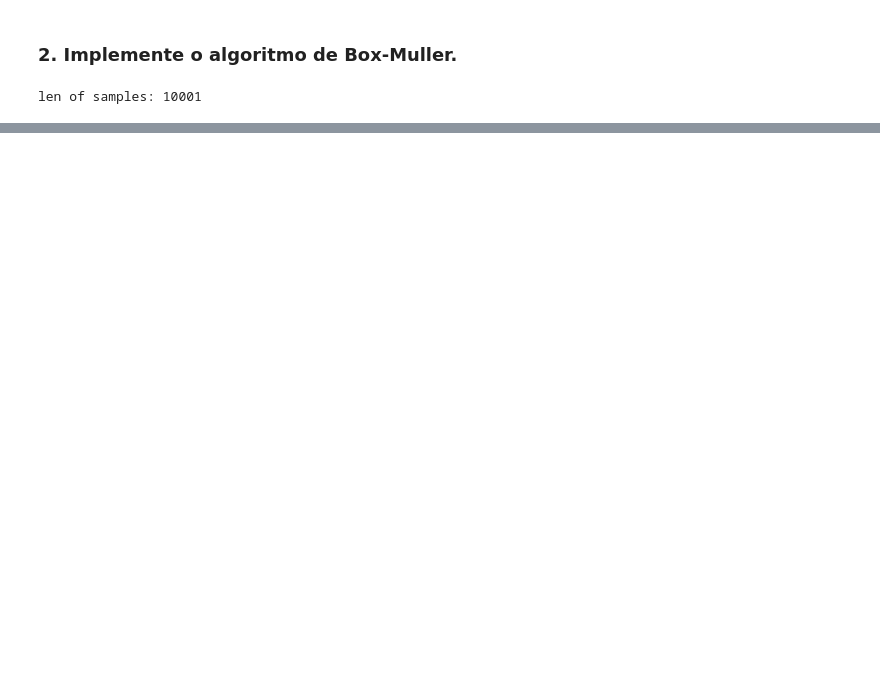
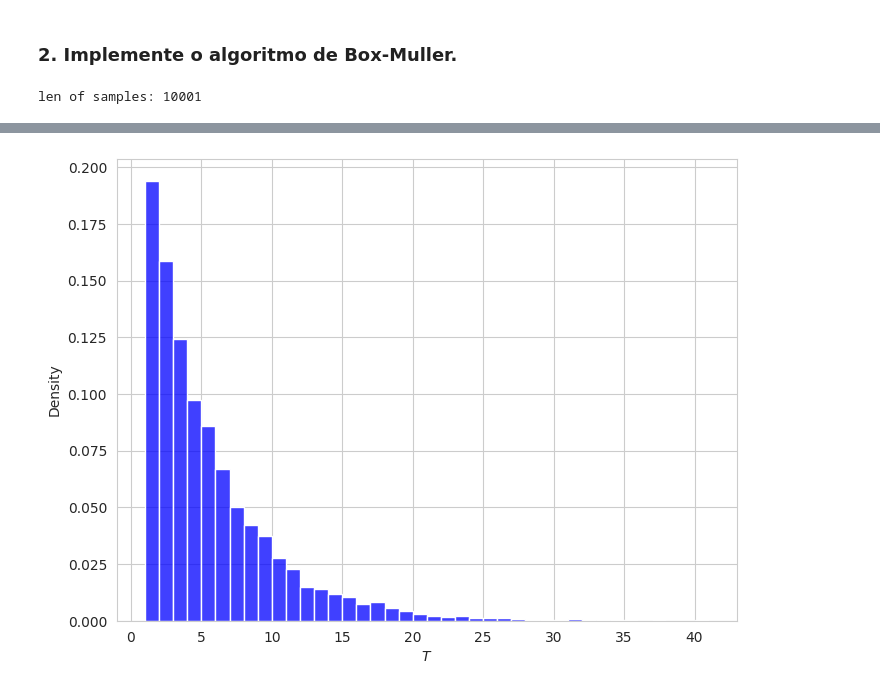
Before and after one commit to wellington36/computational-statistics-course-problems, a Jupyter notebook: HW/HW 8/HW 8.1.ipynb, the cells around one changed output, grey strips where cells are left out. Saved outputs shown, nothing was run; the diff lists cells and outputs as text; code cells hidden in the pictures; blank space fills up the shorter version.

```diff
--- a/HW/HW 8/HW 8.1.ipynb
+++ b/HW/HW 8/HW 8.1.ipynb
@@ -194,0 +216,4 @@ KS Statistic: 0.0108, p-value: 0.1889
+# %%
+# Log-likelihood function
+def log_likelihood(theta):
+    return multinomial.logpmf(y, n=np.sum(y), p=multinomial_probs(theta))
@@ -194,0 +269,11 @@ KS Statistic: 0.0108, p-value: 0.1889
+# %%
+# Create histogram
+plt.figure(figsize=(8, 6))
+sns.histplot(waiting_times, bins=int(max(waiting_times) - min(waiting_times)), kde=False, stat="density", color="blue")
+
+# Set labels
+plt.xlabel(r"$T$")  # LaTeX-style formatting for T
+
+plt.show()
+# %% [output]
+[figure, added]
```
Also changed, not shown: parts of 14 cells of this notebook.
